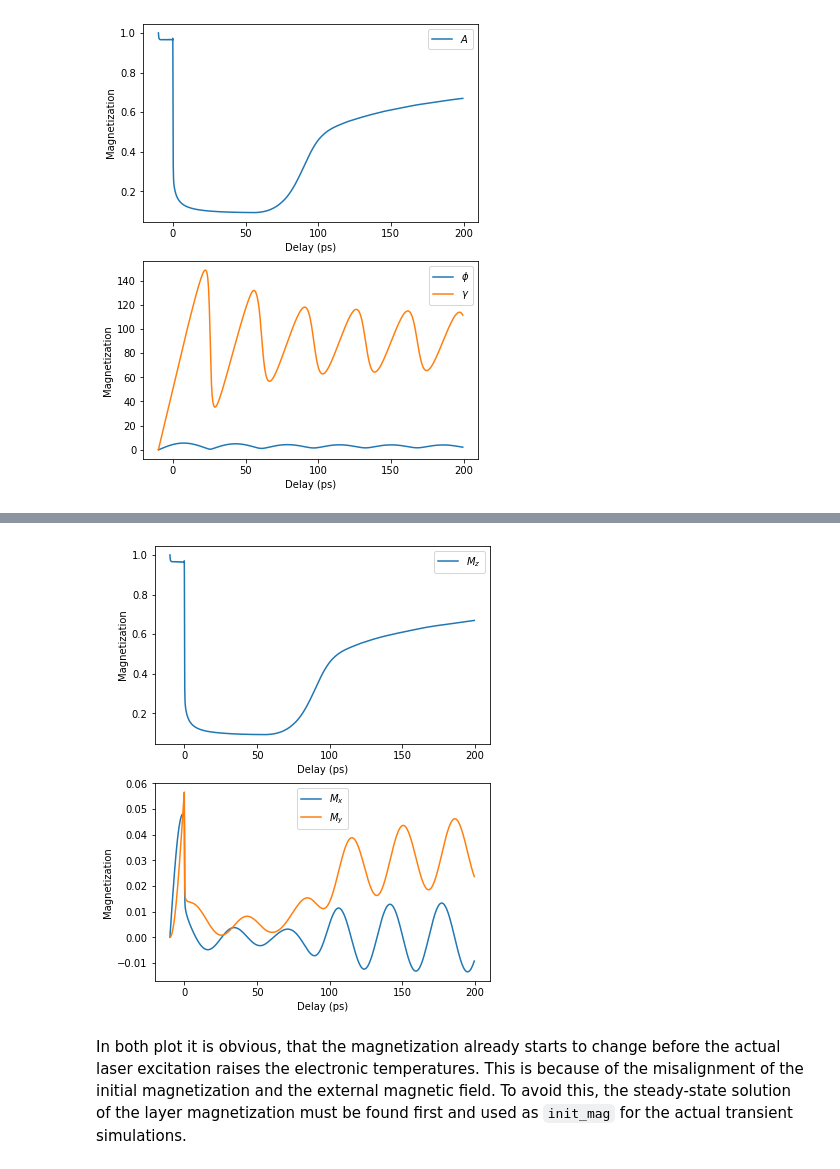
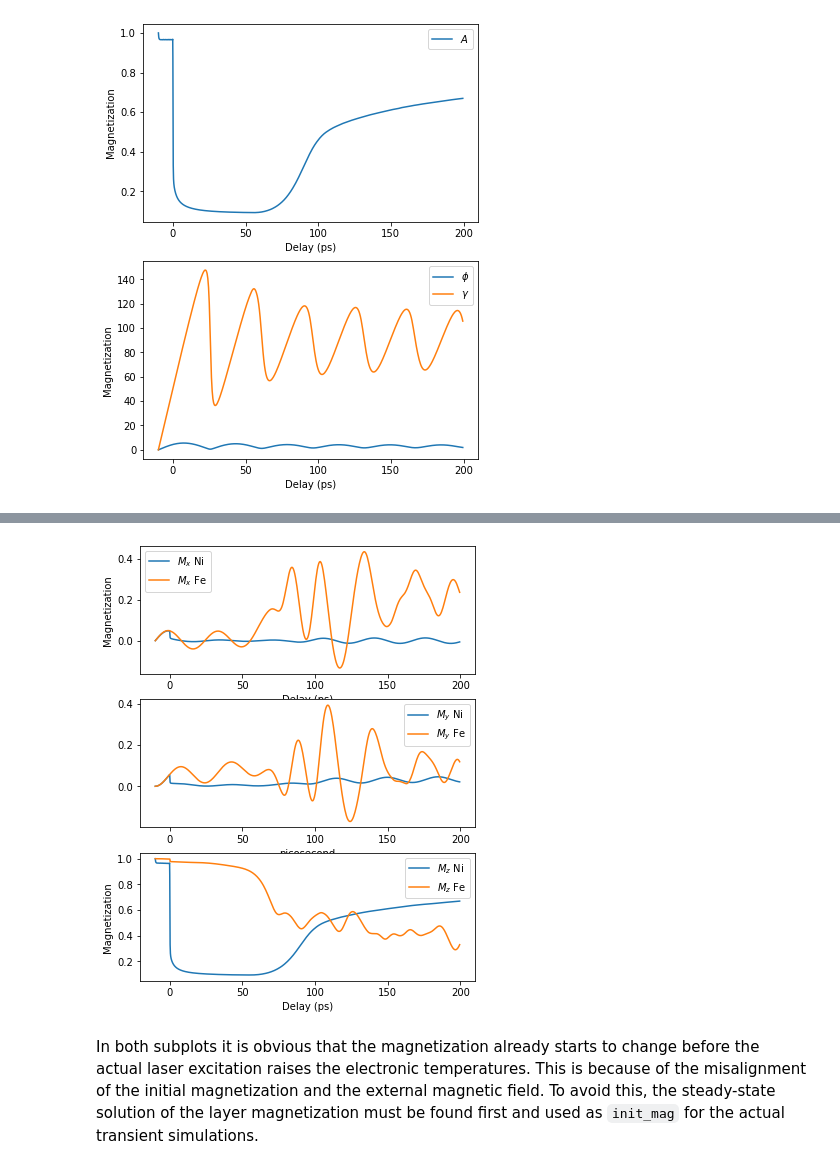
Before and after one commit to dschick/udkm1Dsim, a Jupyter notebook: docs/source/examples/LLB.ipynb, the cells around one changed output, grey strips where cells are left out. Drawn from its saved outputs; the diff is of its cells as text; code cells hidden in the pictures.

```diff
--- a/docs/source/examples/LLB.ipynb
+++ b/docs/source/examples/LLB.ipynb
@@ -111,7 +111,7 @@ prop_Ni['lamda'] = 0.005
 prop_Ni['mag_moment'] = 0.393*u.bohr_magneton
 prop_Ni['aniso_exponent'] = 3
 prop_Ni['anisotropy'] = [0.45e6, 0.45e6, 0.45e6]*u.J/u.m**3
-prop_Ni['exch_stiffness'] = [0.1e-15, 1e-15, 0.01e-15]*u.J/u.m
+prop_Ni['exch_stiffness'] = [5e-14, 5e-14, 5e-14]*u.J/u.m
 prop_Ni['mag_saturation'] = 500e3*u.J/u.T/u.m**3
 
 # build the layer
@@ -141,7 +141,7 @@ prop_Co['lamda'] = 0.005
 prop_Co['mag_moment'] = 0.393*u.bohr_magneton
 prop_Co['aniso_exponent'] = 3
 prop_Co['anisotropy'] = [0.45e6, 0.45e6, 0.45e6]*u.J/u.m**3
-prop_Co['exch_stiffness'] = [0.2e-15, 2e-15, 0.02e-15]*u.J/u.m
+prop_Co['exch_stiffness'] = [5e-14, 5e-14, 5e-14]*u.J/u.m
 prop_Co['mag_saturation'] = 1400e3*u.J/u.T/u.m**3
 
 layer_Co = ud.AmorphousLayer('Co', 'Co amorphous', thickness=1*u.nm,
@@ -170,7 +170,7 @@ prop_Fe['lamda'] = 0.005
 prop_Fe['mag_moment'] = 2.2*u.bohr_magneton
 prop_Fe['aniso_exponent'] = 3
 prop_Fe['anisotropy'] = [0.45e6, 0.45e6, 0.45e6]*u.J/u.m**3
-prop_Fe['exch_stiffness'] = [0.3e-15, 3e-17, 0.03e-15]*u.J/u.m
+prop_Fe['exch_stiffness'] = [5e-14, 5e-14, 5e-14]*u.J/u.m
 prop_Fe['mag_saturation'] = 200e3*u.J/u.T/u.m**3
 
 layer_Fe = ud.AmorphousLayer('Fe', 'Fe amorphous', thickness=1*u.nm,
@@ -398,5 +398,5 @@ The `magnetization` class provides helper methods to convert the result also int
 # %%
-magnetization_map_xyz = ud.LLB.convert_polar_to_cartesian(magnetization_map)
+magnetization_map_xyz = ud.helpers.convert_polar_to_cartesian(magnetization_map)
 # %%
 plt.figure(figsize=[6, 12])
 plt.subplot(3, 1, 1)
@@ -430,20 +430,25 @@ plt.show()
 # %%
 plt.figure(figsize=[6,8])
-plt.subplot(2,1,1)
-plt.plot(delays, np.mean(magnetization_map_xyz[:, 0:10, 2], axis=1), label=r'$M_z$')
+plt.subplot(3,1,1)
+plt.plot(delays, np.mean(magnetization_map_xyz[:, 0:10, 0], axis=1), label=r'$M_x$ Ni')
+plt.plot(delays, np.mean(magnetization_map_xyz[:, 25:35, 0], axis=1), label=r'$M_x$ Fe')
 plt.legend()
 plt.xlabel('Delay (ps)')
 plt.ylabel('Magnetization')
-plt.subplot(2,1,2)
-plt.plot(delays, np.mean(magnetization_map_xyz[:, 0:10, 0], axis=1), label=r'$M_x$')
-plt.plot(delays, np.mean(magnetization_map_xyz[:, 0:10, 1], axis=1), label=r'$M_y$')
+plt.subplot(3,1,2)
+plt.plot(delays, np.mean(magnetization_map_xyz[:, 0:10, 1], axis=1), label=r'$M_y$ Ni')
+plt.plot(delays, np.mean(magnetization_map_xyz[:, 25:35, 1], axis=1), label=r'$M_y$ Fe')
+plt.legend()
+plt.subplot(3,1,3)
+plt.plot(delays, np.mean(magnetization_map_xyz[:, 0:10, 2], axis=1), label=r'$M_z$ Ni')
+plt.plot(delays, np.mean(magnetization_map_xyz[:, 25:35, 2], axis=1), label=r'$M_z$ Fe')
 plt.legend()
 plt.xlabel('Delay (ps)')
 plt.ylabel('Magnetization')
 plt.show()
 # %% [output]
-[figure, old version]
+[figure, new version]
 # %% [markdown]
-In both plot it is obvious, that the magnetization already starts to change before the actual laser excitation raises the electronic temperatures.
+In both subplots it is obvious that the magnetization already starts to change before the actual laser excitation raises the electronic temperatures.
 This is because of the misalignment of the initial magnetization and the external magnetic field.
 To avoid this, the steady-state solution of the layer magnetization must be found first and used as `init_mag` for the actual transient simulations.
```
Also changed, not shown: parts of 11 cells of this notebook.
